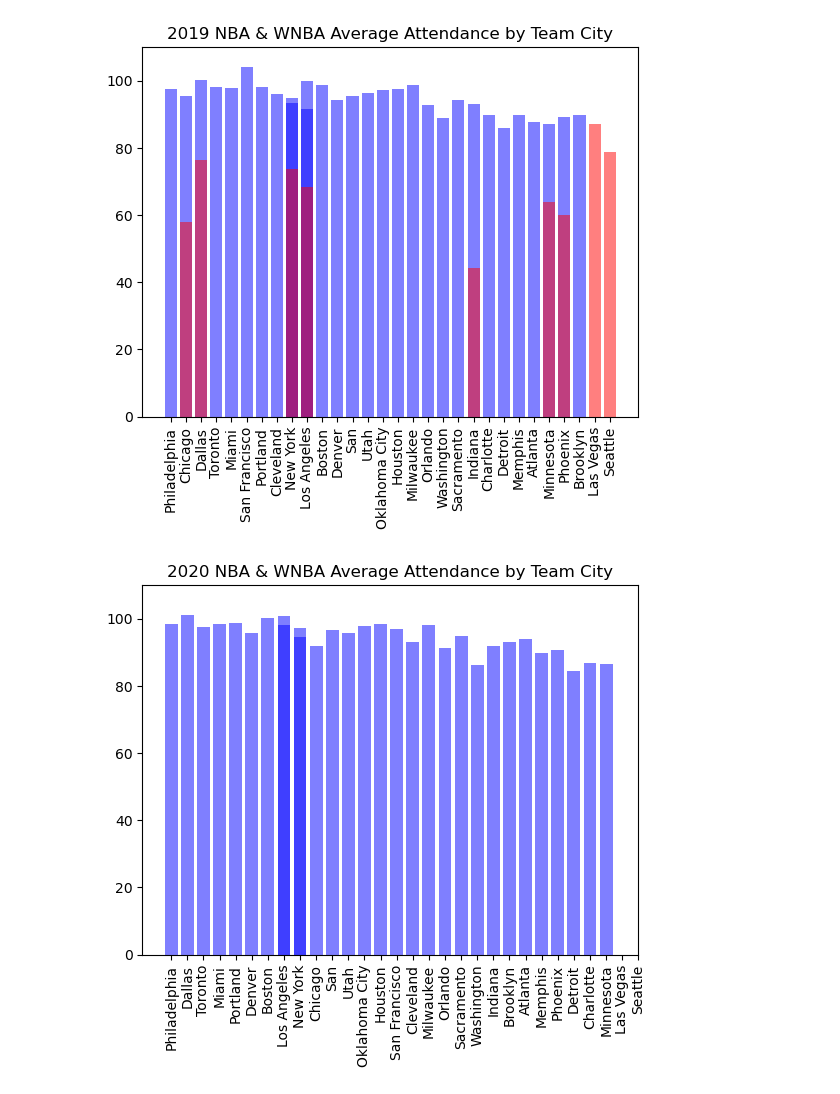
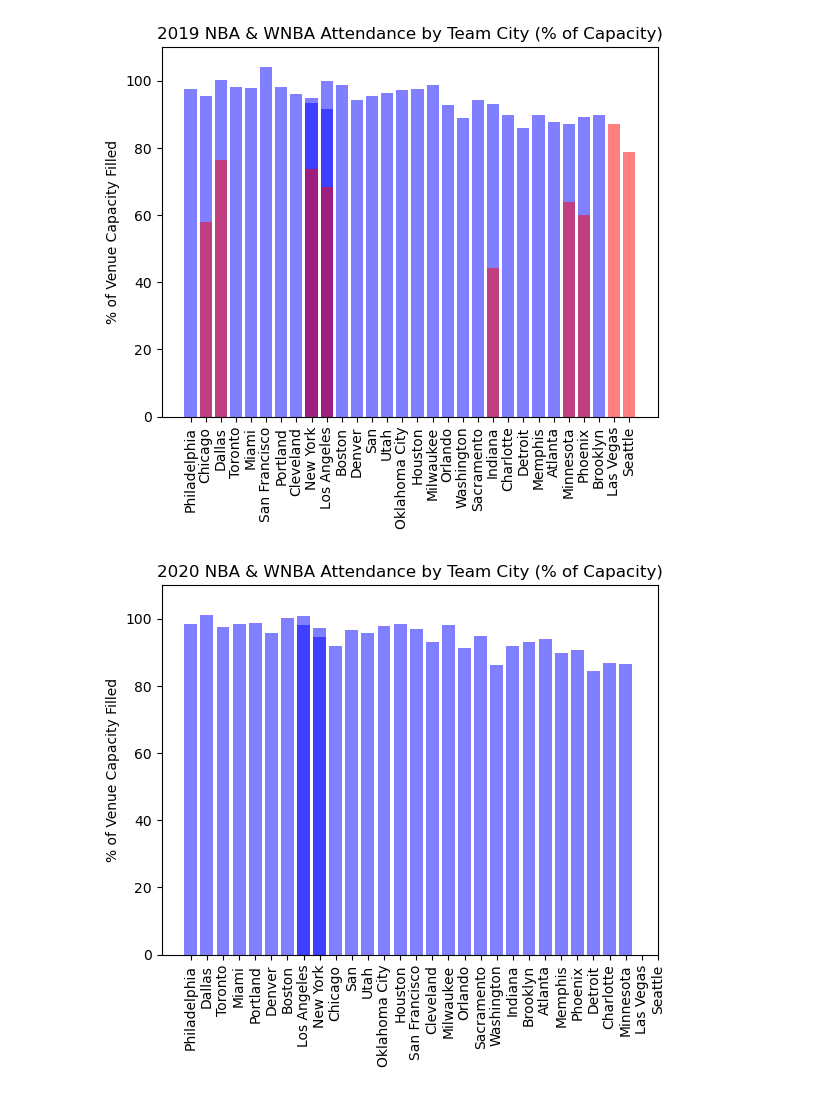
Before and after one commit to Hensonkk/NBA-VS-WNBA, a Jupyter notebook: Attendance Analysis.ipynb, the cells around one changed output. Saved outputs shown, nothing was run; the diff lists cells and outputs as text; code cells hidden in the pictures.

Commit message:
Trying to compare attendance by team stats

```diff
--- a/Attendance Analysis.ipynb
+++ b/Attendance Analysis.ipynb
@@ -161,21 +133,22 @@ array(['Atlanta', 'Boston', 'Brooklyn', 'Charlotte', 'Chicago',
 # %%
 for year in range(2019,2024):
     plt.figure()
-    nba_teams = nba_attendance[nba_attendance["Year"] == year]["City"]
+    nba_city_teams = nba_attendance[nba_attendance["Year"] == year]["City"] # why is this called teams? now it reps cities, which is almost teams
     nba_overall_percent = nba_attendance[nba_attendance["Year"] == year]["Overall Percent"]
     nba_overall_average = nba_attendance[nba_attendance["Year"] == year]["Overall Average"]
 
-    wnba_teams = wnba_attendance[wnba_attendance["Year"] == year]["City"]
+    wnba_city_teams = wnba_attendance[wnba_attendance["Year"] == year]["City"]
     wnba_overall_percent = wnba_attendance[wnba_attendance["Year"] == year]["Overall Percent"]
     wnba_overall_average = wnba_attendance[wnba_attendance["Year"] == year]["Overall Average"]
 
-    plt.bar(nba_teams, nba_overall_percent, color = "blue", alpha = .5)
-    plt.bar(wnba_teams, wnba_overall_percent, color = "red", alpha = .5)
+    plt.bar(nba_city_teams, nba_overall_percent, color = "blue", alpha = .5)
+    plt.bar(wnba_city_teams, wnba_overall_percent, color = "red", alpha = .5)
     plt.ylim(0,110)
-    plt.title(f"{year} NBA & WNBA Average Attendance by Team City")
+    plt.ylabel("% of Venue Capacity Filled")
+    plt.title(f"{year} NBA & WNBA Attendance by Team City (% of Capacity)")
     plt.xticks(ticks = cities, rotation = 'vertical')
     plt.show
     plt.savefig(f"./graph_outputs/attendance_percentage_{year}.png")
 # %% [output]
-[figure, old version]
+[figure, new version]
-[figure, old version]
+[figure, new version]
```
Also changed, not shown: parts of 9 cells of this notebook, 6 other files.
